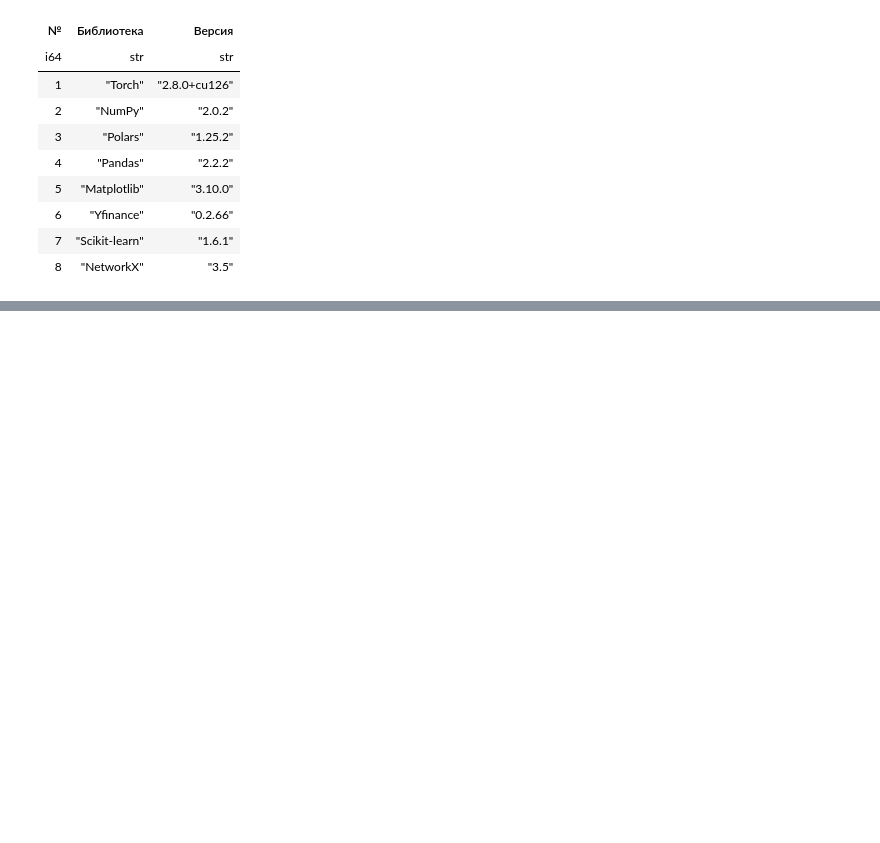
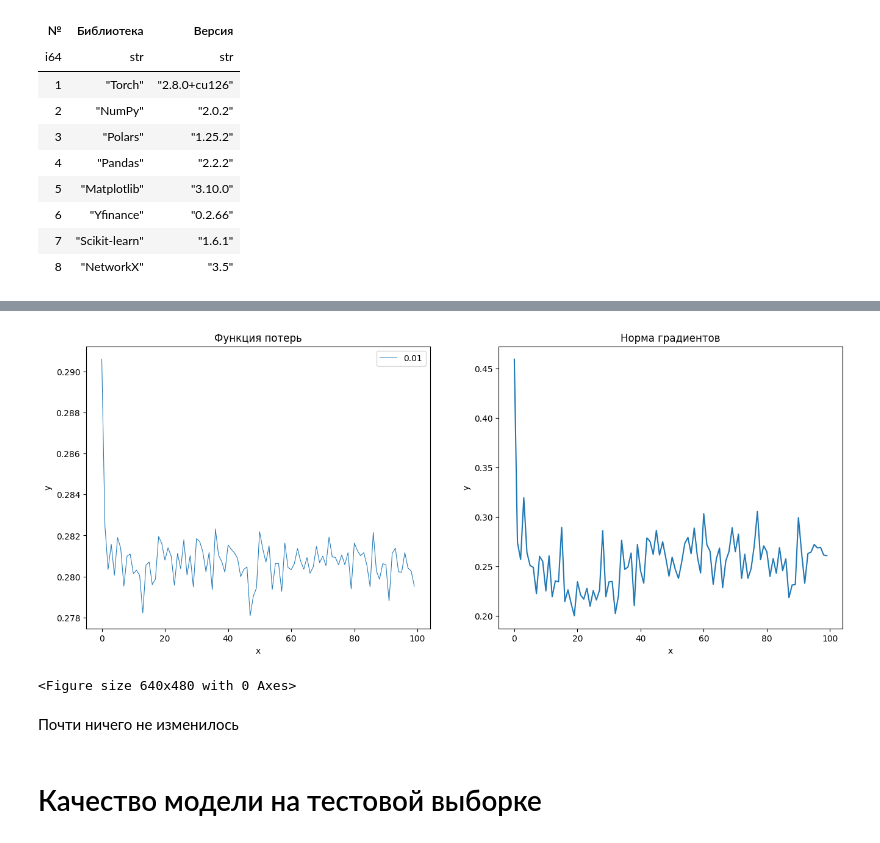
Before and after one commit to Crazy-Explorer31/dl_hse, a Jupyter notebook: homework_03/3.ipynb, the cells around one changed output, grey strips where cells are left out. Cells and saved outputs as stored; diff of their text form; code cells hidden in the pictures; blank space fills up the shorter version.

```diff
--- a/homework_03/3.ipynb
+++ b/homework_03/3.ipynb
@@ -2065,0 +133,5 @@ KeyboardInterrupt:
+# %%
+data[('Close', 'BTC-USD')] = data[('Close', 'BTC-USD')].apply(ecdf.cdf.evaluate)
+
+data = data.to_numpy()
+data, data.shape
@@ -2065,0 +344,34 @@ KeyboardInterrupt:
+# %%
+model = GRU().to(DEVICE)
+criterion = RMSELoss
+optimizer = optim.AdamW(
+    model.parameters(),
+    lr=0.001,
+    weight_decay=0.01,
+    betas=(0.9, 0.999)
+)
+
+torch.nn.utils.clip_grad_norm_(model.parameters(), max_norm=1.0)
+
+train_loss, grad_norms = fit_model(model, criterion, optimizer)
+# %%
+data_1 = pd.DataFrame({'x' : np.arange(len(train_loss[::100])), 'y' : train_loss[::100]})
+data_2 = pd.DataFrame({'x' : np.arange(len(grad_norms[::100])), 'y' : grad_norms[::100]})
+
+fig, axes = plt.subplots(1, 2, figsize=(16, 6))
+
+sns.lineplot(data_1, x='x', y='y', ax=axes[0], size=0.01, linewidth=0.0001)
+axes[0].set_title("Функция потерь")
+
+sns.lineplot(data_2, x='x', y='y', ax=axes[1])
+axes[1].set_title("Норма градиентов")
+
+plt.show()
+plt.tight_layout();
+# %% [output]
+[figure, added]
+<Figure size 640x480 with 0 Axes>
+# %% [markdown]
+Почти ничего не изменилось
+# %% [markdown]
+# Качество модели на тестовой выборке
```
Also changed, not shown: parts of 61 cells of this notebook.
